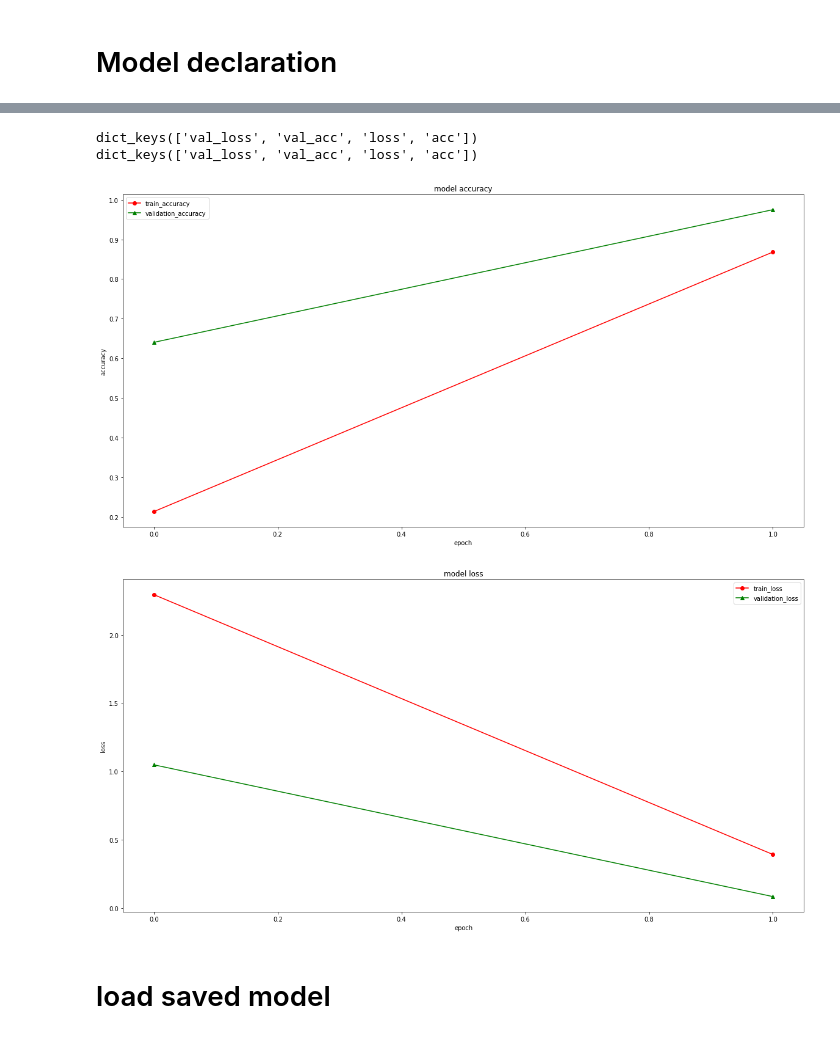
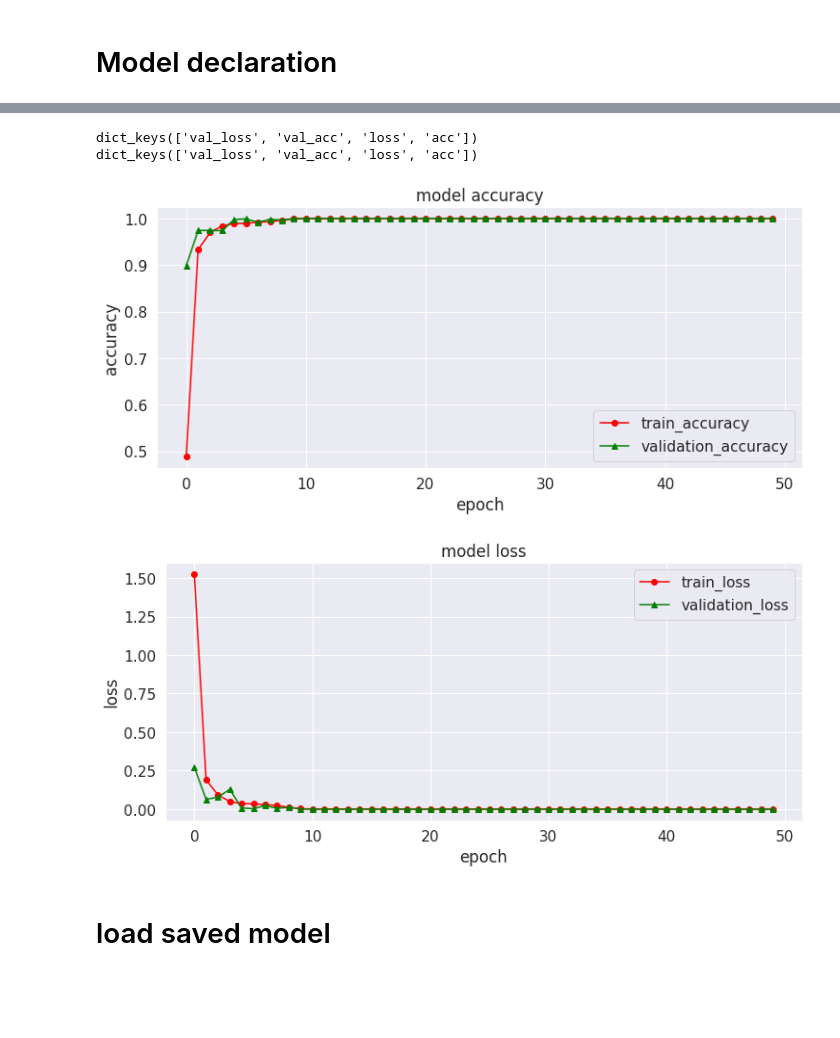
Before and after one commit to atifkarim/Implementation-of-Image-Perception-System-for-Kitchen-Utensils, a Jupyter notebook: classification_UE4_image/UE4_image_classification.ipynb, the cells around one changed output, grey strips where cells are left out. Drawn from its saved outputs; the diff is of its cells as text; code cells hidden in the pictures; blank space fills up the shorter version.

Commit message:
train image with new high res image

```diff
--- a/classification_UE4_image/UE4_image_classification.ipynb
+++ b/classification_UE4_image/UE4_image_classification.ipynb
@@ -32,7 +32,7 @@ from matplotlib.pylab import rcParams
 
 #import keras
 
-NUM_CLASSES = 16 # change it with respect to the desired class
+NUM_CLASSES = 19 # change it with respect to the desired class
 IMG_SIZE = 48 # change it if it desired
 IMG_depth = 3 # for RGB 3, for B&W it will be 1
 from keras.applications import VGG16
@@ -69,7 +69,7 @@ def get_class(img_path):
 # %%
 imgs = []
 labels = []
-root_dir = '/home/atif/machine_learning_stuff/ml_image/train_image_AI/'
+root_dir = "/home/atif/machine_learning_stuff/ml_image/train_image_classification_better_resolution/crop/"
 #path='/home/atif/training_by_several_learning_process/flower_photos/00000/'
 
 #all_img_paths = glob.glob(path+ '5547758_eea9edfd54_n_000.jpg')
@@ -251,7 +241,7 @@ def lr_schedule(epoch):
     return lr * (0.1 ** int(epoch / 10))
 
 batch_size = 32
-epochs = 2
+epochs = 50
 do_train_model=model.fit(X, Y,
           batch_size=batch_size,
           epochs=epochs,
@@ -268,34 +269,34 @@ Epoch 2/2
 # %%
 print(do_train_model.history.keys())
 # summarize history for accuracy
 plt.plot(do_train_model.history['acc'], '-o', color = 'red')
 plt.plot(do_train_model.history['val_acc'],'-^', color = 'green')
 plt.title('model accuracy')
 plt.ylabel('accuracy')
 plt.xlabel('epoch')
 plt.legend(['train_accuracy', 'validation_accuracy'], loc='best')
-plt.rcParams['figure.figsize'] =(20,10)
 # plt.savefig(path+str(current_time)+'_epoch_vs_accuracy.jpg')
 # plt.show()
 
 plt.figure()
 
 
 print(do_train_model.history.keys())
 # summarize history for accuracy
 plt.plot(do_train_model.history['loss'],'-o', color = 'red')
 plt.plot(do_train_model.history['val_loss'],'-^', color = 'green')
 plt.title('model loss')
 plt.ylabel('loss')
 plt.xlabel('epoch')
 plt.legend(['train_loss', 'validation_loss'], loc='best')
 # plt.savefig(path+str(current_time)+'_epoch_vs_loss.jpg')
+plt.rcParams['figure.figsize'] =(12,5)
 plt.show()
 # %% [output]
 dict_keys(['val_loss', 'val_acc', 'loss', 'acc'])
 dict_keys(['val_loss', 'val_acc', 'loss', 'acc'])
-[figure, old version]
+[figure, new version]
-[figure, old version]
+[figure, new version]
 # %% [markdown]
 # load saved model
 # %%
```
Also changed, not shown: parts of 16 cells of this notebook.
